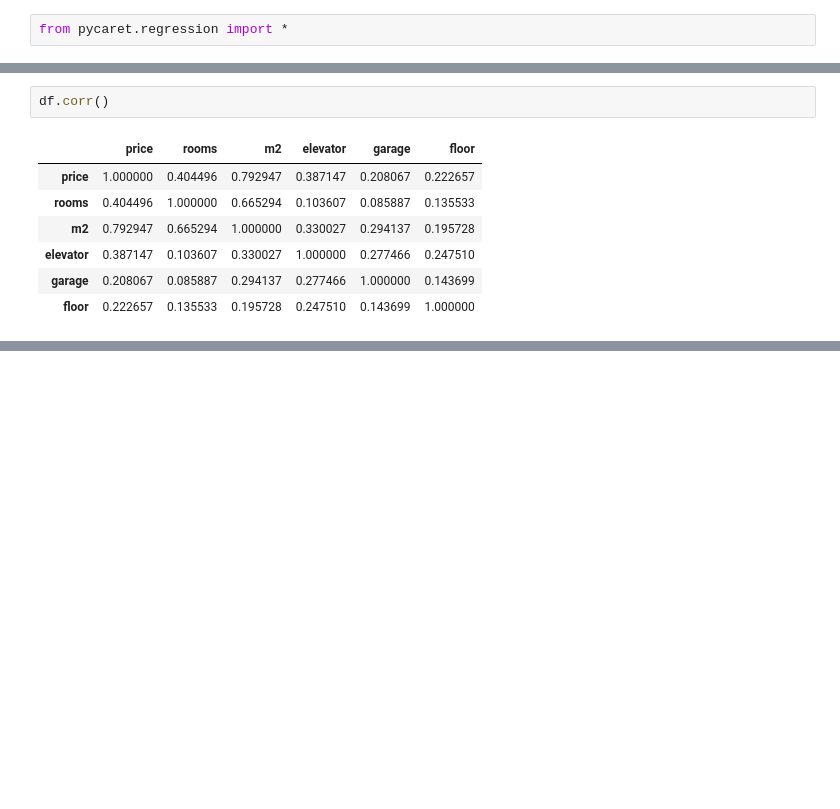
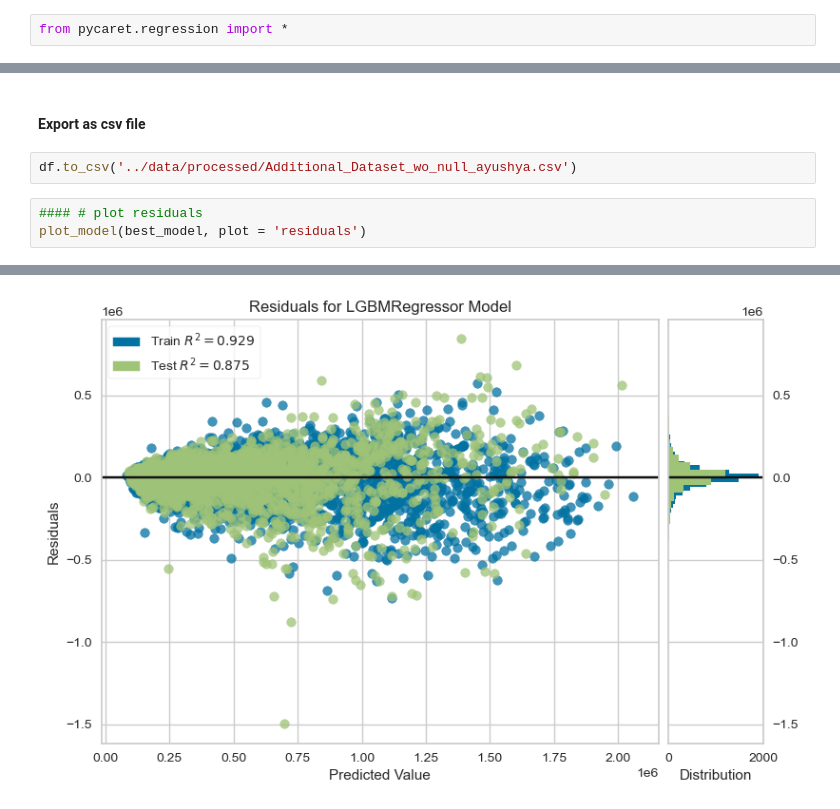
Before and after one commit to namratamayekar/Housing_Price_Prediction_Madrid, a Jupyter notebook: notebooks/Modelling_Ayushya_NewDataset.ipynb, the cells around one changed output, grey strips where cells are left out. Cells and saved outputs as stored; diff of their text form; blank space fills up the shorter version.

Commit message:
Updated by Ayushya

```diff
--- a/notebooks/Modelling_Ayushya_NewDataset.ipynb
+++ b/notebooks/Modelling_Ayushya_NewDataset.ipynb
@@ -277,10 +522,8 @@ holdout_pred[['price','prediction_label']].head()
-# %%
-df.corr()
-# %% [output]
-|  | price | rooms | m2 | elevator | garage | floor |
-| price | 1.000000 | 0.404496 | 0.792947 | 0.387147 | 0.208067 | 0.222657 |
-| rooms | 0.404496 | 1.000000 | 0.665294 | 0.103607 | 0.085887 | 0.135533 |
-| m2 | 0.792947 | 0.665294 | 1.000000 | 0.330027 | 0.294137 | 0.195728 |
-| elevator | 0.387147 | 0.103607 | 0.330027 | 1.000000 | 0.277466 | 0.247510 |
-| garage | 0.208067 | 0.085887 | 0.294137 | 0.277466 | 1.000000 | 0.143699 |
-| floor | 0.222657 | 0.135533 | 0.195728 | 0.247510 | 0.143699 | 1.000000 |
+# %% [markdown]
+#### Export as csv file
+# %%
+df.to_csv('../data/processed/Additional_Dataset_wo_null_ayushya.csv')
+# %%
+#### # plot residuals
+plot_model(best_model, plot = 'residuals')
+# %% [output]
@@ -286,0 +531 @@ df.corr()
+[figure, added]
```
Also changed, not shown: parts of 27 cells of this notebook, 6 other files.
